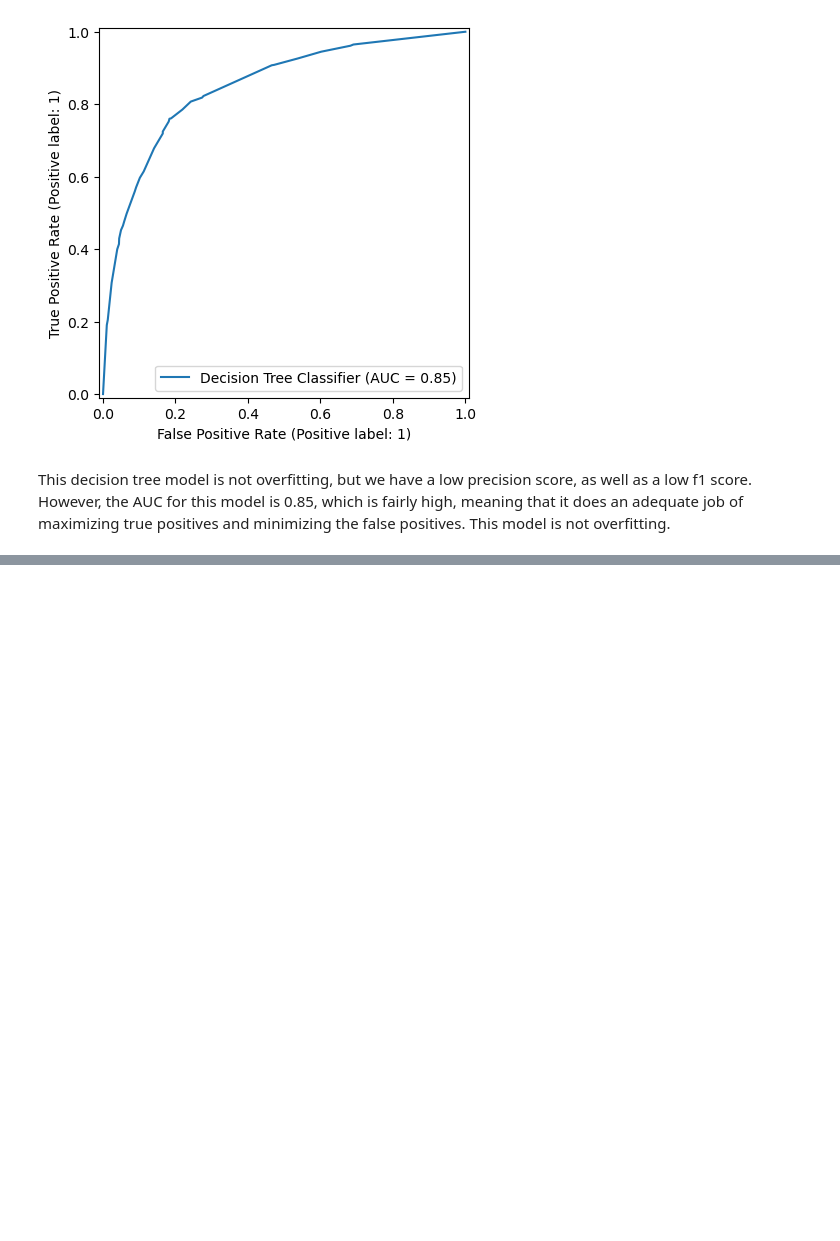
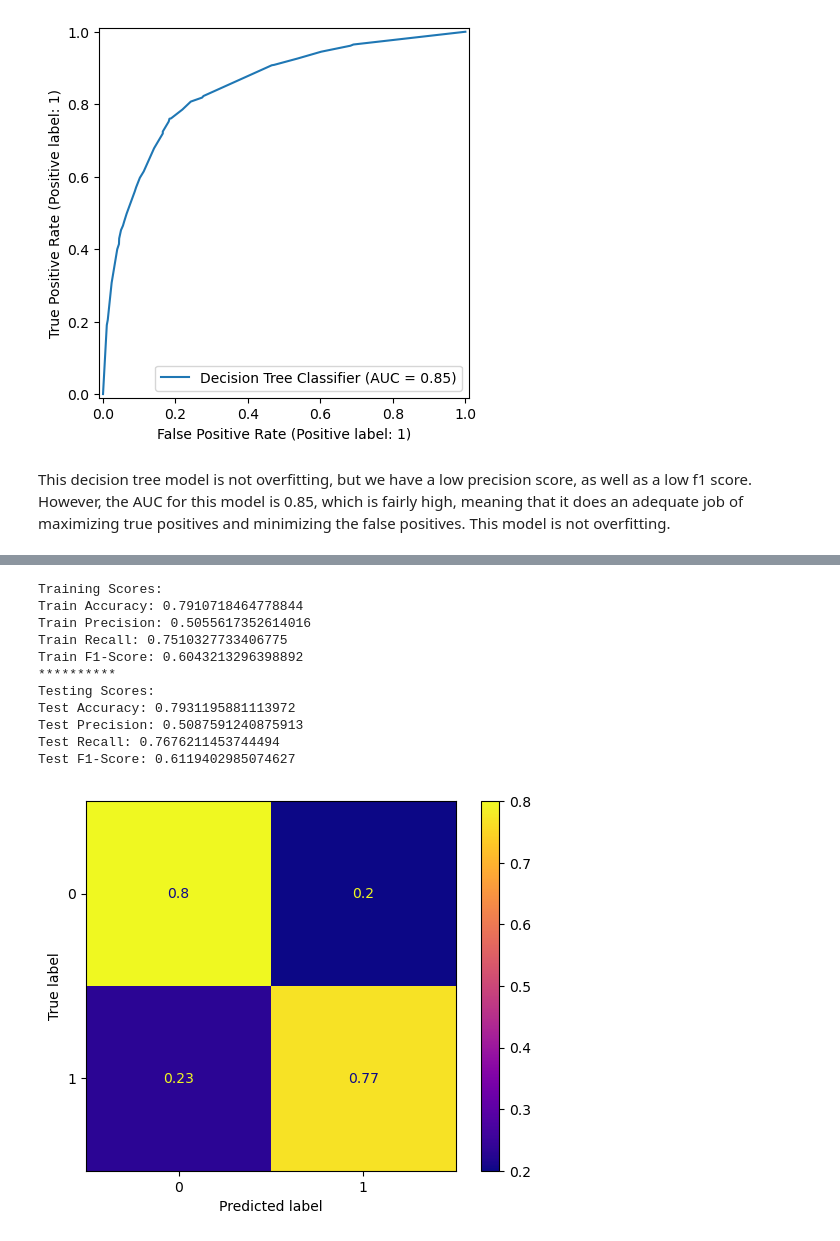
Before and after one commit to laaria-chris/H1N1-VACCINATION-PREDICTION-MODEL, a Jupyter notebook: MAIN_NOTEBOOK.ipynb, the cells around one changed output, grey strips where cells are left out. Saved outputs shown, nothing was run; the diff lists cells and outputs as text; code cells hidden in the pictures; blank space fills up the shorter version.

```diff
--- a/MAIN_NOTEBOOK.ipynb
+++ b/MAIN_NOTEBOOK.ipynb
@@ -646,0 +704,12 @@ This decision tree model is not overfitting, but we have a low precision score,
+# %%
+# Setting up the RandomForestClassifier to go through the pipeline
+rfc = Pipeline(steps=[
+    ('preprocessor', preprocessor),
+    ('classifier', RandomForestClassifier(class_weight= 'balanced', max_depth= 5, min_samples_leaf= 1,
+                                          n_estimators= 200, random_state=42))
+])
+
+# The parameters are chosen based on GridSearchCV done in Project3_model_iterations.ipynb notebook results!
+# %%
+# Fitting the random forest model to the training data
+rfc.fit(X_tr, y_tr)
@@ -646,0 +734,16 @@ This decision tree model is not overfitting, but we have a low precision score,
+# %%
+# Evaluating various metrics of the random forest classifier
+evaluate(rfc, X_tr, X_te, y_tr, y_te)
+# %% [output]
+Training Scores:
+Train Accuracy: 0.7910718464778844
+Train Precision: 0.5055617352614016
+Train Recall: 0.7510327733406775
+Train F1-Score: 0.6043213296398892
+**********
+Testing Scores:
+Test Accuracy: 0.7931195881113972
+Test Precision: 0.5087591240875913
+Test Recall: 0.7676211453744494
+Test F1-Score: 0.6119402985074627
+[figure, added]
```
Also changed, not shown: parts of 10 cells of this notebook.
